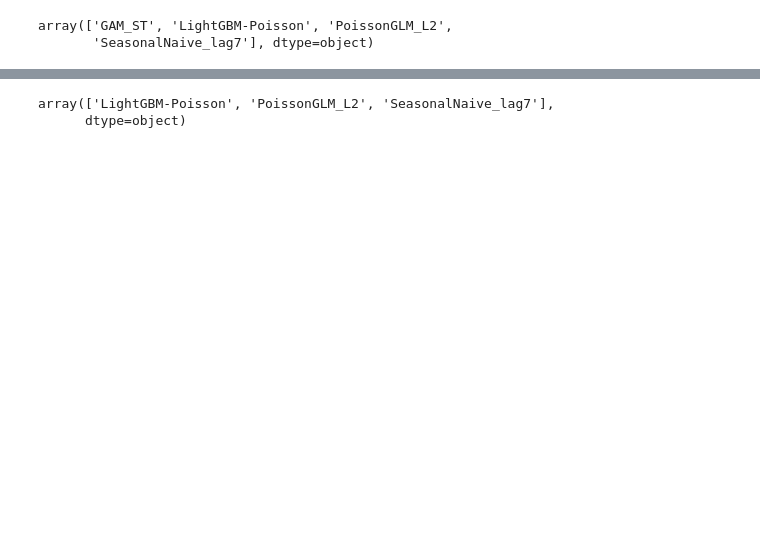
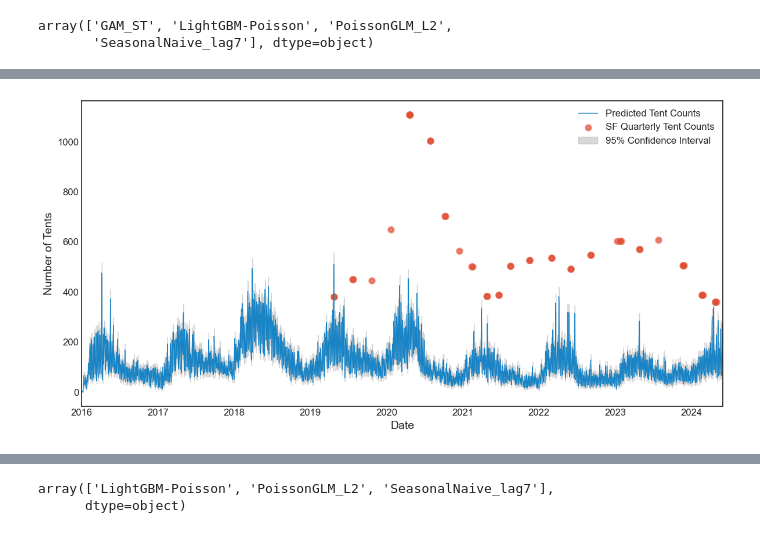
Before and after one commit to yilmajung/HOMELESSSTUDY_EPJDS_2025_v2, a Jupyter notebook: compare_w_baseline_visualize2.ipynb, the cells around one changed output, grey strips where cells are left out. Saved outputs shown, nothing was run; the diff lists cells and outputs as text; code cells hidden in the pictures; blank space fills up the shorter version.

```diff
--- a/compare_w_baseline_visualize2.ipynb
+++ b/compare_w_baseline_visualize2.ipynb
@@ -267,0 +166,53 @@ plt.show()
+# %%
+# Baseline: GLM model predictions vs SF Quarterly Tent Counts
+
+import datetime as dt
+import statsmodels.api as sm
+
+start_date = dt.datetime(2016, 1, 1)
+end_date = dt.datetime(2024, 5, 31)
+
+# Plot time-series
+plt.figure(figsize=(12, 6))
+plt.style.use('seaborn-v0_8-white')
+
+# Predicted mean
+plt.plot(
+    df_best_baseline[df_best_baseline['model']=='PoissonGLM_L2']['timestamp'],
+    df_best_baseline[df_best_baseline['model']=='PoissonGLM_L2']['mean_total'],
+    label='Predicted Tent Counts',
+    color='#1984c5',
+    linewidth=1
+)
+
+plt.scatter(
+    df_best_baseline[df_best_baseline['model']=='PoissonGLM_L2']['timestamp'],
+    df_best_baseline[df_best_baseline['model']=='PoissonGLM_L2']['tent_struc'],
+    label='SF Quarterly Tent Counts',
+    alpha=0.6,
+    marker='o',
+    color='#e14b31',
+    linewidth=3
+)
+
+# Uncertainty band
+plt.fill_between(
+    df_best_baseline[df_best_baseline['model']=='PoissonGLM_L2']['timestamp'],
+    df_best_baseline[df_best_baseline['model']=='PoissonGLM_L2']['lower95'],
+    df_best_baseline[df_best_baseline['model']=='PoissonGLM_L2']['upper95'],
+    color='grey',
+    alpha=0.3,
+    label='95% Confidence Interval'
+)
+
+plt.xlabel('Date', fontsize=14)
+plt.ylabel('Number of Tents', fontsize=14)
+plt.legend(fontsize=12)
+plt.xlim(start_date, end_date)
+plt.xticks(fontsize=12)
+plt.yticks(fontsize=12)
+
+plt.tight_layout()
+plt.show()
+# %% [output]
+[figure, added]
```
Also changed, not shown: parts of 25 cells of this notebook, 1 other file.
